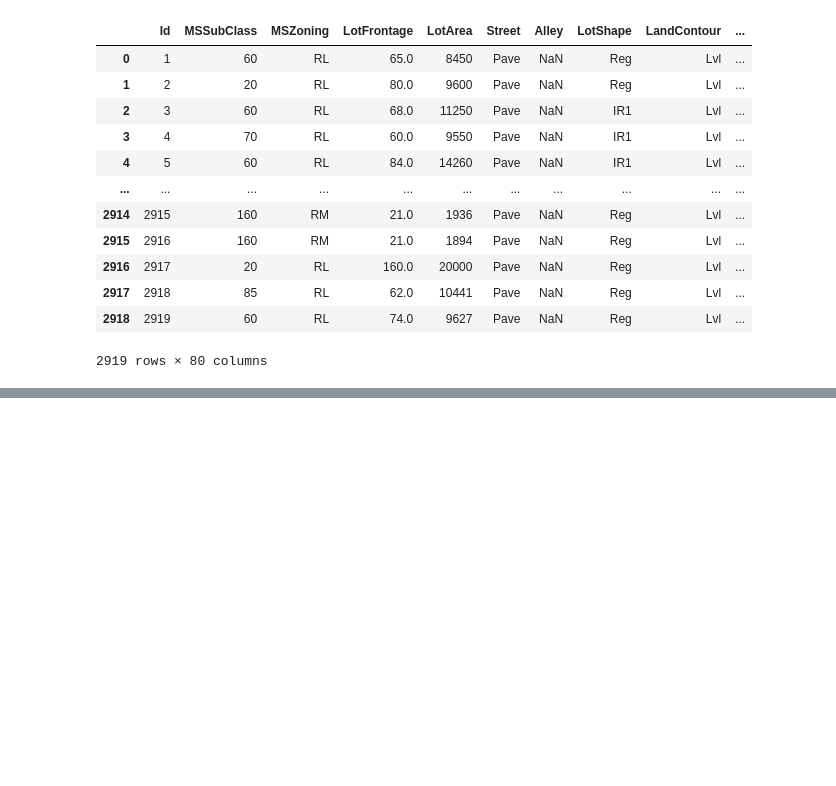
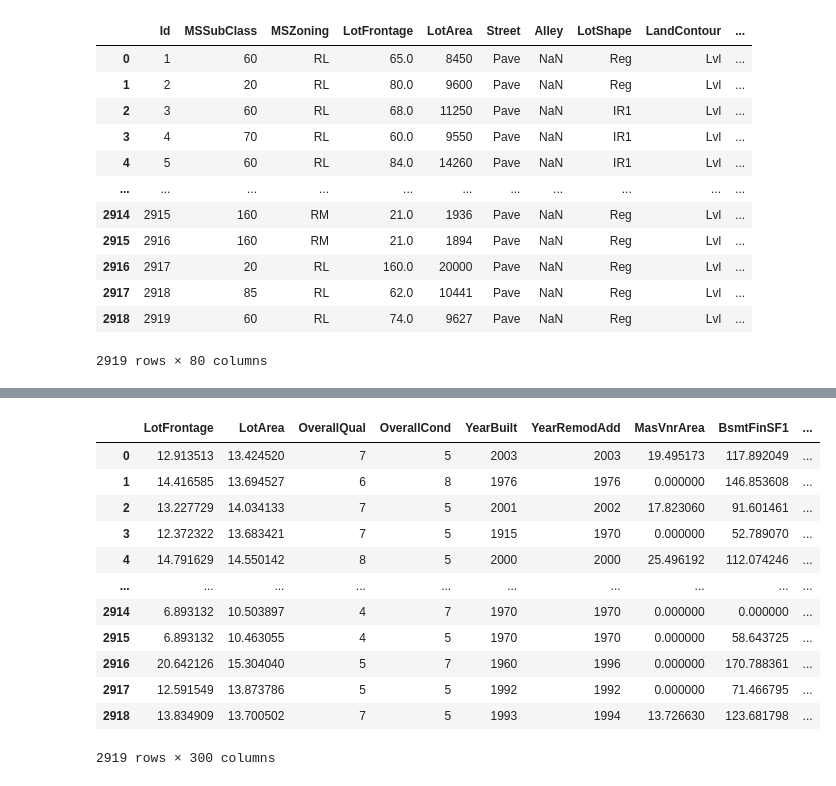
Before and after one commit to alrb2005/MechaineLearing-0716-, a Jupyter notebook: House_linear.ipynb, the cells around one changed output, grey strips where cells are left out. Drawn from its saved outputs; the diff is of its cells as text; code cells hidden in the pictures; blank space fills up the shorter version.

```diff
--- a/House_linear.ipynb
+++ b/House_linear.ipynb
@@ -40,0 +81,5 @@ NameError: ignored
+# %%
+datas_drop.dtypes.value_counts() #幫忙計算種類數量
+idx = datas_drop.dtypes != "object"
+number_idx = datas_drop.dtypes[idx].index.drop(["MSSubClass"])
+number_idx
@@ -40,0 +115,8 @@ NameError: ignored
+# %%
+def getskew(series):
+    return skew(series.dropna() + 1)
+skewness = (datas_drop[number_idx].apply(getskew)
+                  .sort_values(ascending=False))
+need_saved = skewness[skewness > 1].index
+print(need_saved)
+skewness[skewness > 1]
@@ -40,0 +148,8 @@ NameError: ignored
+# %%
+def save(s):
+    lamda = boxcox_normmax(s.dropna() + 1)
+    return boxcox1p(s, lamda)
+datas_drop[need_saved] = datas_drop[need_saved].apply(save)
+skewness = (datas_drop[number_idx].apply(getskew)
+                  .sort_values(ascending=False))
+skewness
@@ -40,0 +174,17 @@ NameError: ignored
+# %%
+datas_drop = datas_drop.fillna(datas_drop.median())
+datas_drop
+# %% [output]
+|  | LotFrontage | LotArea | OverallQual | OverallCond | YearBuilt | YearRemodAdd | MasVnrArea | BsmtFinSF1 | ... |
+| 0 | 12.913513 | 13.424520 | 7 | 5 | 2003 | 2003 | 19.495173 | 117.892049 | ... |
+| 1 | 14.416585 | 13.694527 | 6 | 8 | 1976 | 1976 | 0.000000 | 146.853608 | ... |
+| 2 | 13.227729 | 14.034133 | 7 | 5 | 2001 | 2002 | 17.823060 | 91.601461 | ... |
+| 3 | 12.372322 | 13.683421 | 7 | 5 | 1915 | 1970 | 0.000000 | 52.789070 | ... |
+| 4 | 14.791629 | 14.550142 | 8 | 5 | 2000 | 2000 | 25.496192 | 112.074246 | ... |
+| ... | ... | ... | ... | ... | ... | ... | ... | ... | ... |
+| 2914 | 6.893132 | 10.503897 | 4 | 7 | 1970 | 1970 | 0.000000 | 0.000000 | ... |
+| 2915 | 6.893132 | 10.463055 | 4 | 5 | 1970 | 1970 | 0.000000 | 58.643725 | ... |
+| 2916 | 20.642126 | 15.304040 | 5 | 7 | 1960 | 1996 | 0.000000 | 170.788361 | ... |
+| 2917 | 12.591549 | 13.873786 | 5 | 5 | 1992 | 1992 | 0.000000 | 71.466795 | ... |
+| 2918 | 13.834909 | 13.700502 | 7 | 5 | 1993 | 1994 | 13.726630 | 123.681798 | ... |
+2919 rows × 300 columns
```
Also changed, not shown: parts of 14 cells of this notebook.
